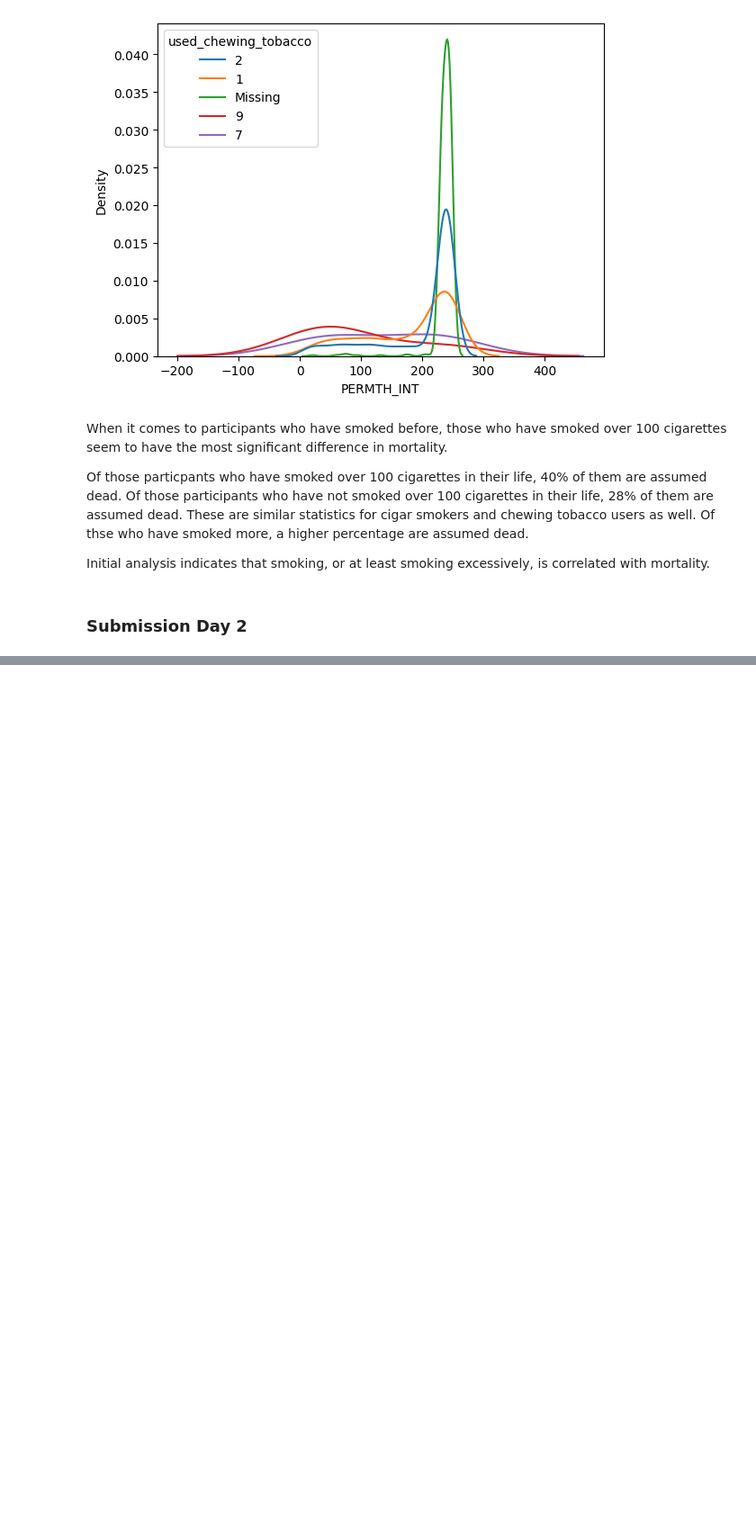
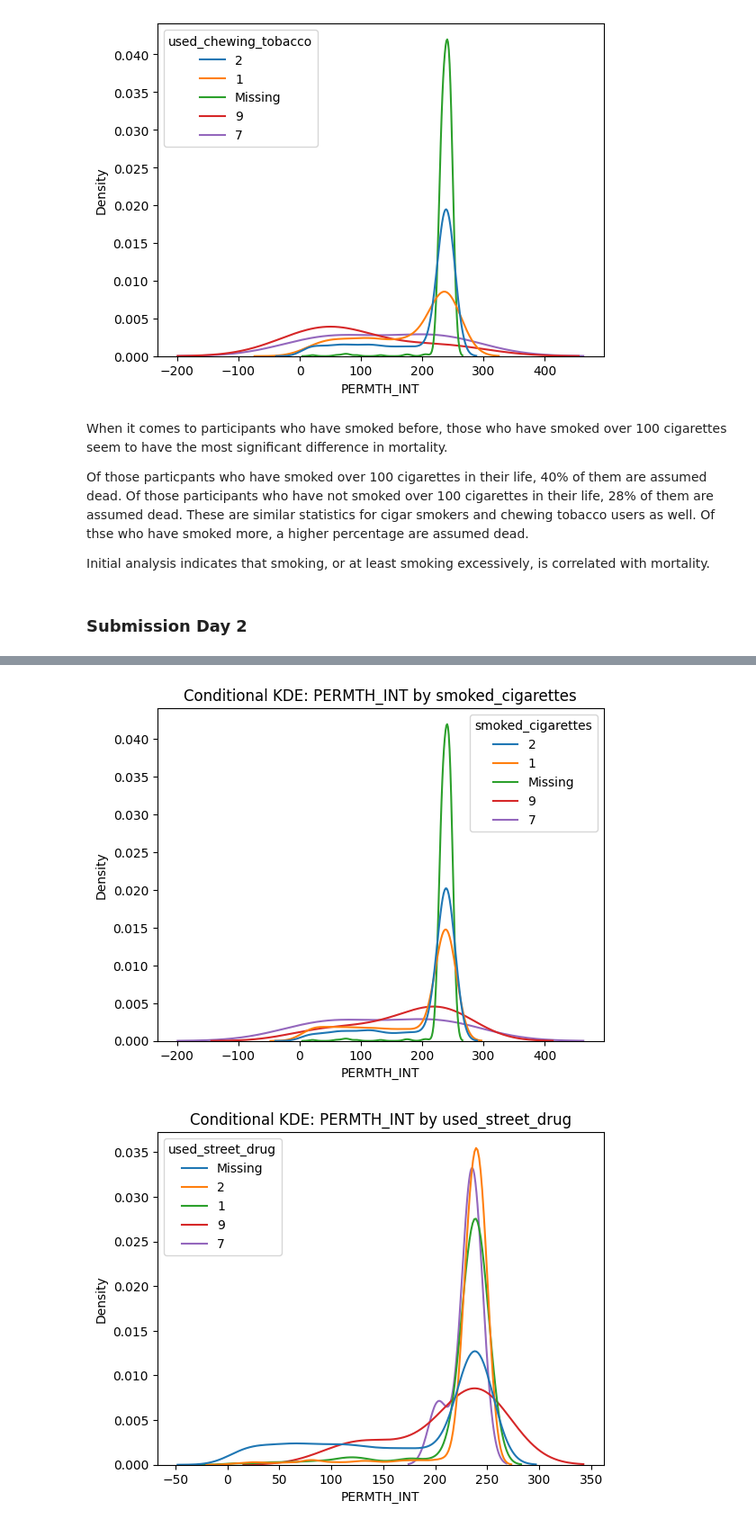
Before and after one commit to kenny507/undergrad_ml_assignments, a Jupyter notebook: project_1_bsds.ipynb, the cells around one changed output, grey strips where cells are left out. Shown at 90% size. Saved outputs shown, nothing was run; the diff lists cells and outputs as text; code cells hidden in the pictures; blank space fills up the shorter version.

```diff
--- a/project_1_bsds.ipynb
+++ b/project_1_bsds.ipynb
@@ -358,0 +495,13 @@ We selected age because it is the strongest baseline driver of mortality risk an
+# %%
+plt.figure()
+sns.kdeplot(data=df_q2, x="PERMTH_INT", hue="smoked_cigarettes", common_norm=False)
+plt.title("Conditional KDE: PERMTH_INT by smoked_cigarettes")
+plt.show()
+
+plt.figure()
+sns.kdeplot(data=df_q2, x="PERMTH_INT", hue="used_street_drug", common_norm=False)
+plt.title("Conditional KDE: PERMTH_INT by used_street_drug")
+plt.show()
+# %% [output]
+[figure, added]
+[figure, added]
```
Also changed, not shown: parts of 16 cells of this notebook.
